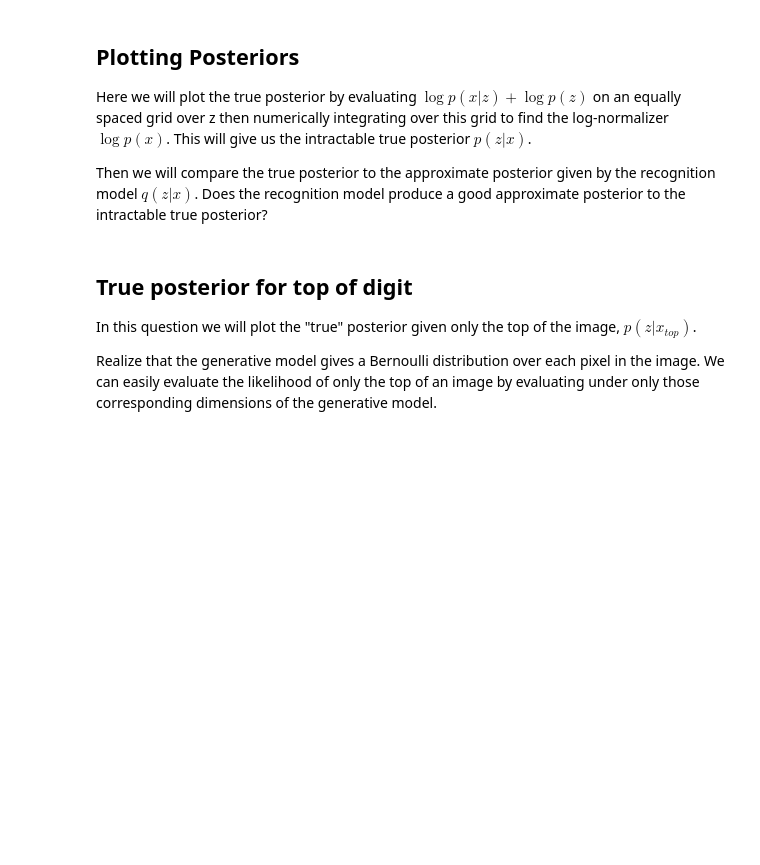
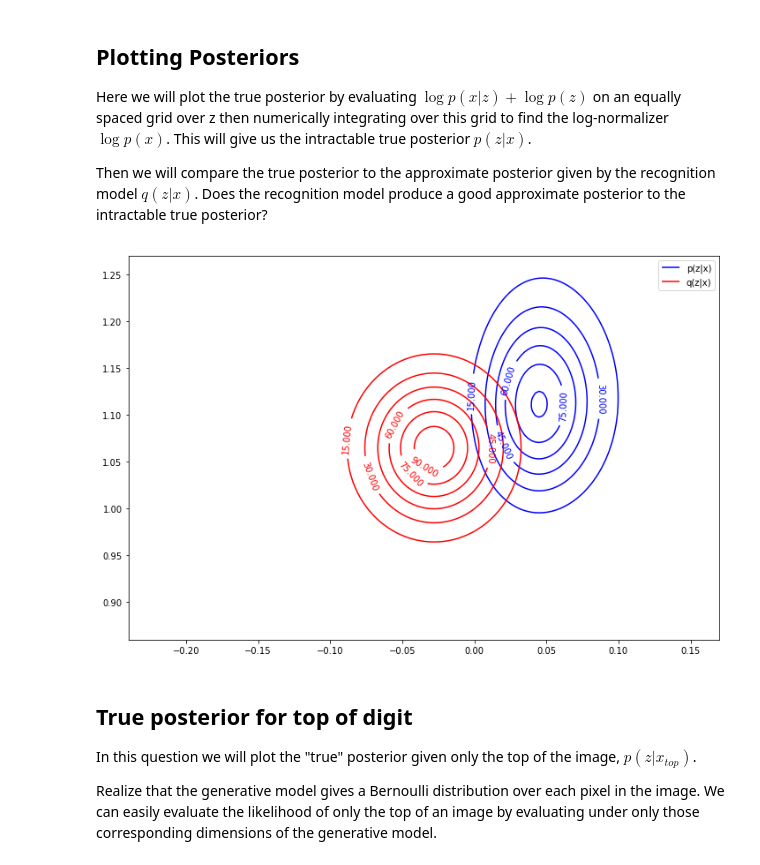
Before and after one commit to EricElmoznino/csc412-a3, a Jupyter notebook: assignment3.ipynb, the cells around one changed output. Drawn from its saved outputs; the diff is of its cells as text; code cells hidden in the pictures; blank space fills up the shorter version.

```diff
--- a/assignment3.ipynb
+++ b/assignment3.ipynb
@@ -476,23 +489,60 @@ Here we will plot the true posterior by evaluating $\log p(x|z)+\log p(z)$ on an
 Then we will compare the true posterior to the approximate posterior given by the recognition model $q(z|x)$. Does the recognition model produce a good approximate posterior to the intractable true posterior?
 # %%
 # Sample an element x from the dataset to plot posteriors for
+x = train_set[0].unsqueeze(dim=0)
 
 # Define a grid of equally spaced points in z
 # The grid needs to be fine enough that the plot is nice
 # To keep the integration tractable
 # I reccomend centering your grid at the mean of q(z|x)
+delta_z = 0.0025
+steps = int(0.41/delta_z)+1
+z_grid_x = torch.linspace(-0.24, 0.17, steps=steps)
+z_grid_y = torch.linspace(0.86, 1.27, steps=steps)
+z_grid = torch.meshgrid([z_grid_x, z_grid_y])
+z_grid = torch.stack(z_grid)
+z_grid = z_grid.view(2, -1).transpose(1, 0).contiguous()
 
 # Evaluate log_p(x|z) + log_p(z) for every z on the grid
+def logf(z):
+    with torch.no_grad():
+        theta = decoder(z)
+    return log_p_xgivenz(x, theta) + log_p_z(z)
 
 # Numerically integrate log_p(x|z) + log_p(z) to get log_p(x)
+log_p_x = log_integral(z_grid, delta_z, logf)
 
 # Produce a grid of normalized log_p(z|x)
+log_p_zgivenx = logf(z_grid) - log_p_x
 
 # Plot the contours of p(z|x) (note, not log)
+# DOING PLOTS AT THE END
+p_zgivenx = torch.exp(log_p_zgivenx)
+p_zgivenx = p_zgivenx.view(steps, steps).numpy()
 
 # Evaluate log_q(z|x) recognition network for every z on grid
+# DOING PLOTS AT THE END
+with torch.no_grad():
+    mu, logsigma = encoder(x)
+q_zgivenx = torch.exp(log_q_zgivenx(z_grid, mu, logsigma))
+q_zgivenx = q_zgivenx.view(steps, steps).numpy()
 
 # Plot the contours of q(z|x) on previous plot
+f, ax = plt.subplots()
+f.set_size_inches(12, 8)
+z = z_grid.numpy()
+xs = z[:, 0].reshape(steps, steps)
+ys = z[:, 1].reshape(steps, steps)
+contour_p = ax.contour(xs, ys, p_zgivenx, colors='blue')
+contour_q = ax.contour(xs, ys, q_zgivenx, colors='red')
+ax.clabel(contour_p, inline=1, fontsize=10)
+ax.clabel(contour_q, inline=1, fontsize=10)
+hq, _ = contour_q.legend_elements()
+hp, _ = contour_p.legend_elements()
+ax.legend([hp[0], hq[0]], ['p(z|x)', 'q(z|x)'])
+plt.show()
+# %% [output]
+[figure, added]
 # %% [markdown]
 ## True posterior for top of digit
 
```
Also changed, not shown: parts of 6 cells of this notebook.
